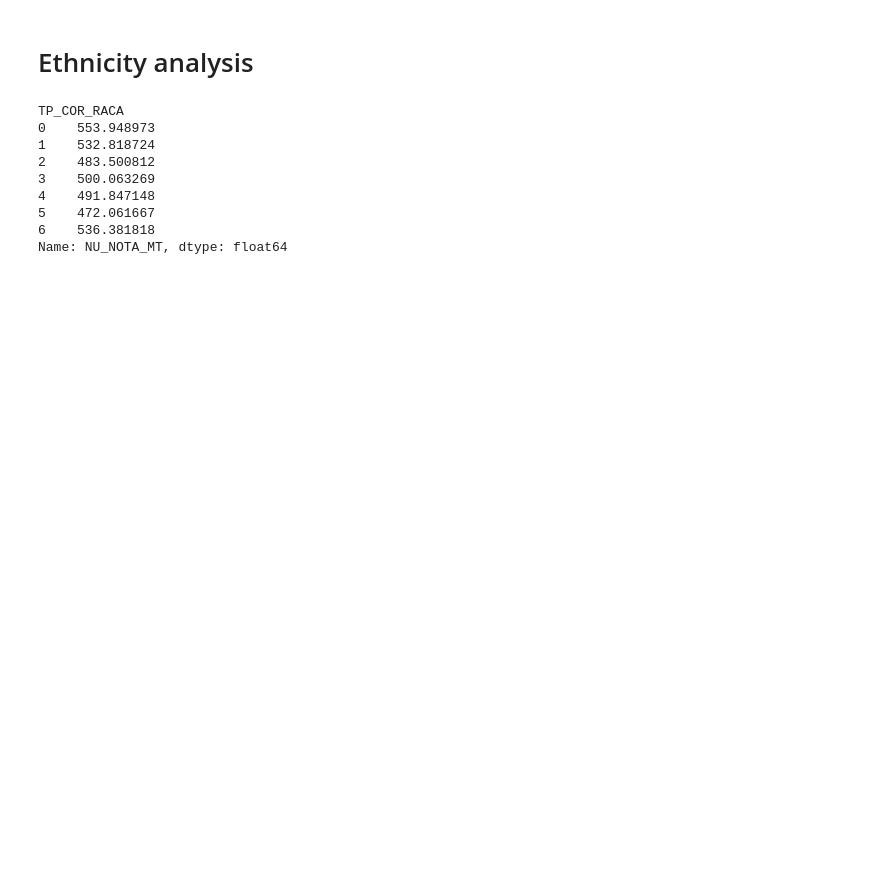
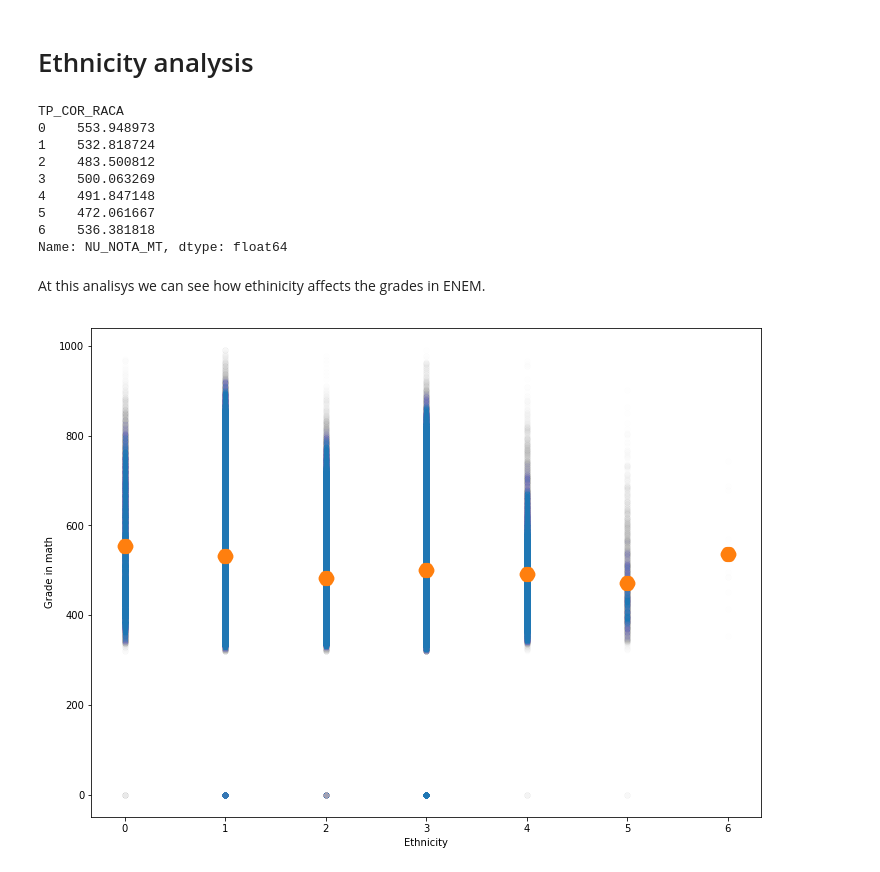
Before and after one commit to mpopst/Projeto-FDS, a Jupyter notebook: Explorating visualization ENEM.ipynb, the cells around one changed output. Cells and saved outputs as stored; diff of their text form; code cells hidden in the pictures; blank space fills up the shorter version.

```diff
--- a/Explorating visualization ENEM.ipynb
+++ b/Explorating visualization ENEM.ipynb
@@ -98,7 +76,15 @@ plt.show()
 # Ethnicity analysis
 # %%
 raca = sort[['NU_NOTA_MT','TP_COR_RACA']]
-raca.groupby(['TP_COR_RACA'])['NU_NOTA_MT'].mean()
+C= raca.groupby(['TP_COR_RACA'])['NU_NOTA_MT'].mean()
+C
+# 0 = Not Declares
+# 1 = White
+# 2 = Black
+# 3 = Brown
+# 4 = Yellow
+# 5 = Indigenous
+# 6 = No data
 # %% [output]
 TP_COR_RACA
 0    553.948973
@@ -109,3 +95,24 @@ TP_COR_RACA
 5    472.061667
 6    536.381818
 Name: NU_NOTA_MT, dtype: float64
+# %% [markdown]
+At this analisys we can see how ethinicity affects the grades in ENEM.
+# %%
+plt.rcParams["figure.figsize"] = [12, 9]
+raca = sort[['NU_NOTA_MT','TP_COR_RACA']]
+B = raca['TP_COR_RACA']
+A = raca['NU_NOTA_MT']
+plt.xlabel("Ethnicity")
+plt.ylabel("Grade in math")
+plt.scatter(B, A, alpha=0.002)
+plt.scatter(list(range(0,7)), C, marker='H', linewidths=10)
+plt.show()
+# 0 = Not Declares
+# 1 = White
+# 2 = Black
+# 3 = Brown
+# 4 = Yellow
+# 5 = Indigenous
+# 6 = No data
+# %% [output]
+[figure, added]
```
Also changed, not shown: parts of 7 cells of this notebook.
